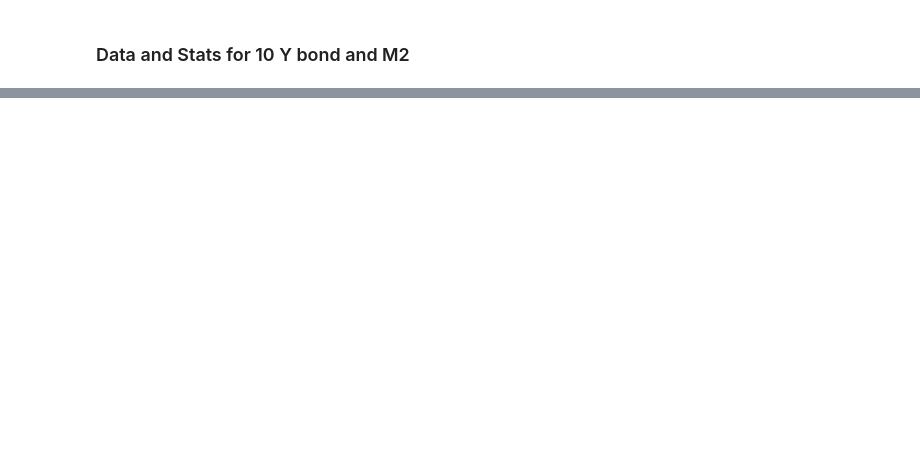
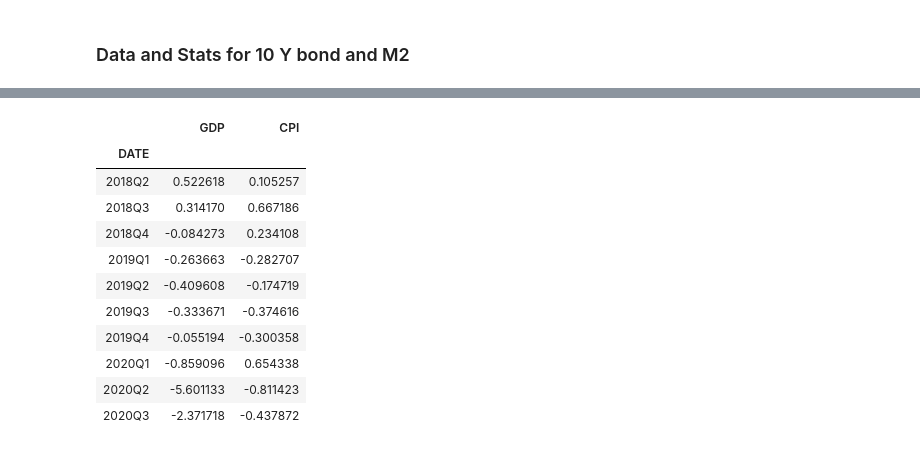
Before and after one commit to webclinic017/Portfolio_Construction, a Jupyter notebook: MISC/Macro_Analysis.ipynb, the cells around one changed output, grey strips where cells are left out. Cells and saved outputs as stored; diff of their text form; code cells hidden in the pictures; blank space fills up the shorter version.

Commit message:
New data

```diff
--- a/MISC/Macro_Analysis.ipynb
+++ b/MISC/Macro_Analysis.ipynb
@@ -127,0 +130,15 @@ M2_RC.tail(300).plot()
+# %%
+RC_Data.tail(10)
+# %% [output]
+|  | GDP | CPI |
+| DATE |  |  |
+| 2018Q2 | 0.522618 | 0.105257 |
+| 2018Q3 | 0.314170 | 0.667186 |
+| 2018Q4 | -0.084273 | 0.234108 |
+| 2019Q1 | -0.263663 | -0.282707 |
+| 2019Q2 | -0.409608 | -0.174719 |
+| 2019Q3 | -0.333671 | -0.374616 |
+| 2019Q4 | -0.055194 | -0.300358 |
+| 2020Q1 | -0.859096 | 0.654338 |
+| 2020Q2 | -5.601133 | -0.811423 |
+| 2020Q3 | -2.371718 | -0.437872 |
```
Also changed, not shown: parts of 8 cells of this notebook, 16 other files.
